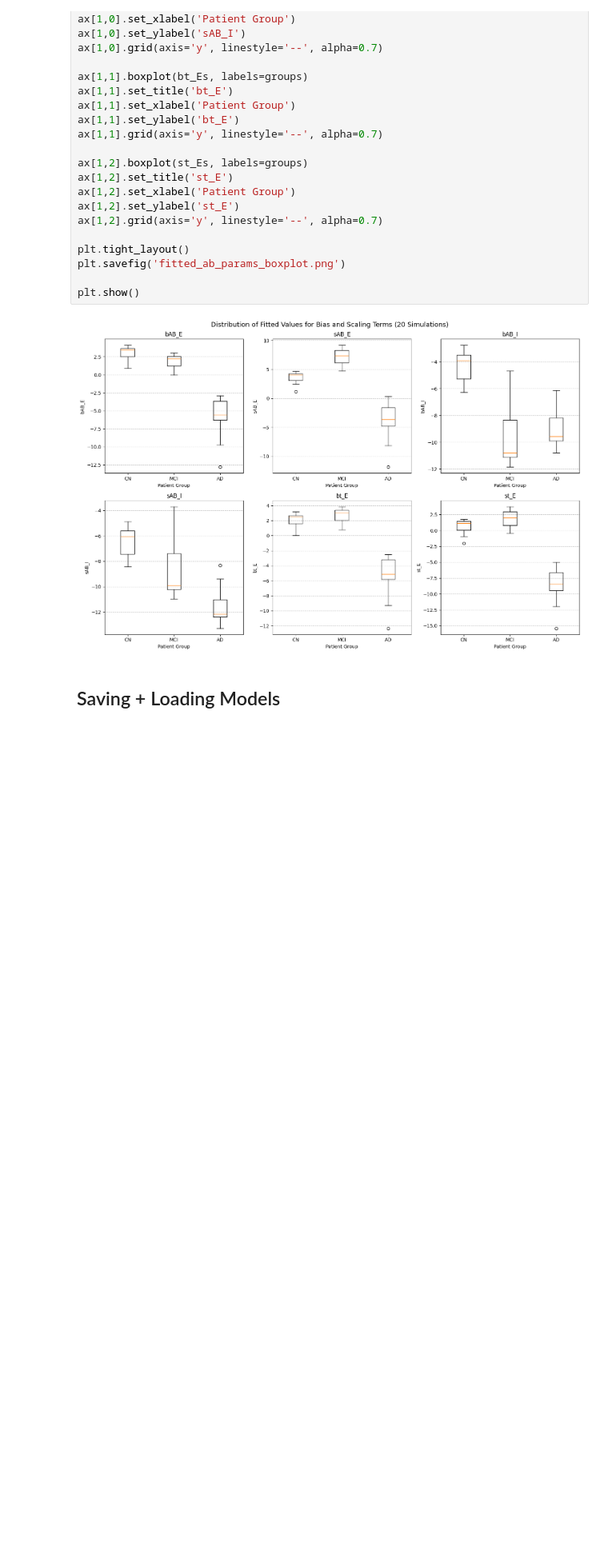
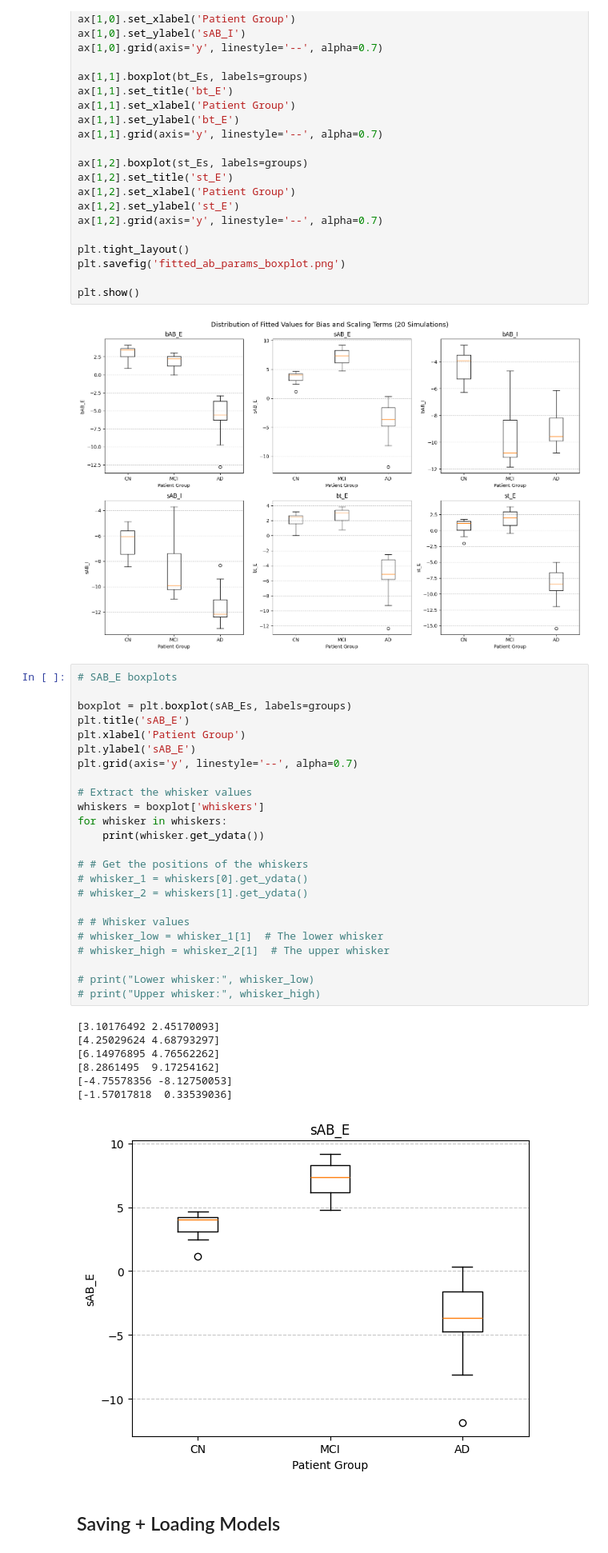
Before and after one commit to dChakr/ad_modelling_fyp, a Jupyter notebook: whole_brain_models/fit_abt_rww.ipynb, the cells around one changed output. Shown at 80% size. Cells and saved outputs as stored; diff of their text form; blank space fills up the shorter version.

```diff
--- a/whole_brain_models/fit_abt_rww.ipynb
+++ b/whole_brain_models/fit_abt_rww.ipynb
@@ -399,6 +481,38 @@ plt.savefig('fitted_ab_params_boxplot.png')
 plt.show()
 # %% [output]
 [figure]
+# %%
+# SAB_E boxplots
+
+boxplot = plt.boxplot(sAB_Es, labels=groups)
+plt.title('sAB_E')
+plt.xlabel('Patient Group')
+plt.ylabel('sAB_E')
+plt.grid(axis='y', linestyle='--', alpha=0.7)
+
+# Extract the whisker values
+whiskers = boxplot['whiskers']
+for whisker in whiskers:
+    print(whisker.get_ydata())
+
+# # Get the positions of the whiskers
+# whisker_1 = whiskers[0].get_ydata()
+# whisker_2 = whiskers[1].get_ydata()
+
+# # Whisker values
+# whisker_low = whisker_1[1]  # The lower whisker
+# whisker_high = whisker_2[1]  # The upper whisker
+
+# print("Lower whisker:", whisker_low)
+# print("Upper whisker:", whisker_high)
+# %% [output]
+[3.10176492 2.45170093]
+[4.25029624 4.68793297]
+[6.14976895 4.76562262]
+[8.2861495  9.17254162]
+[-4.75578356 -8.12750053]
+[-1.57017818  0.33539036]
+[figure, added]
 # %% [markdown]
 ## Saving + Loading Models
 # %%
```
Also changed, not shown: parts of 12 cells of this notebook, 11 other files.
